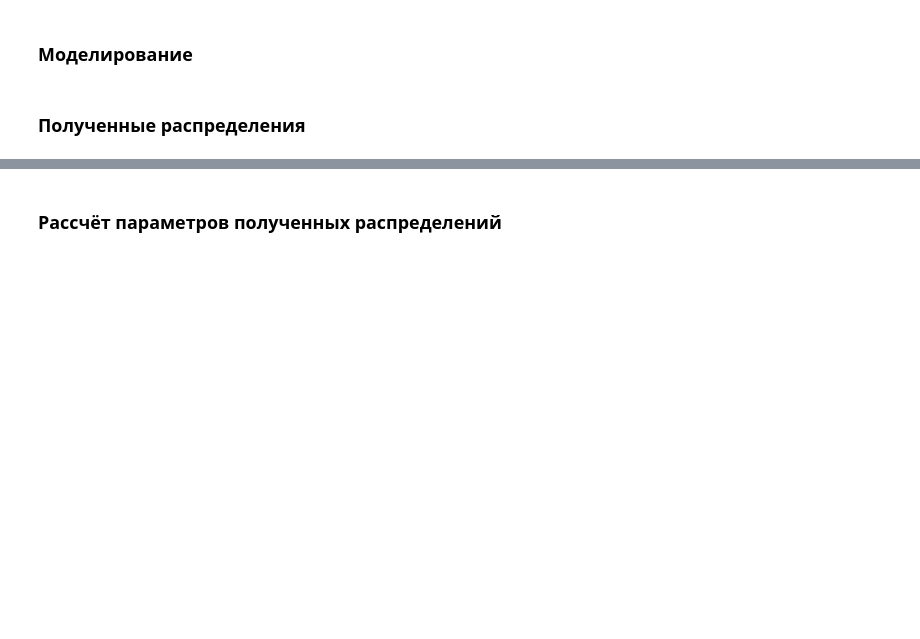
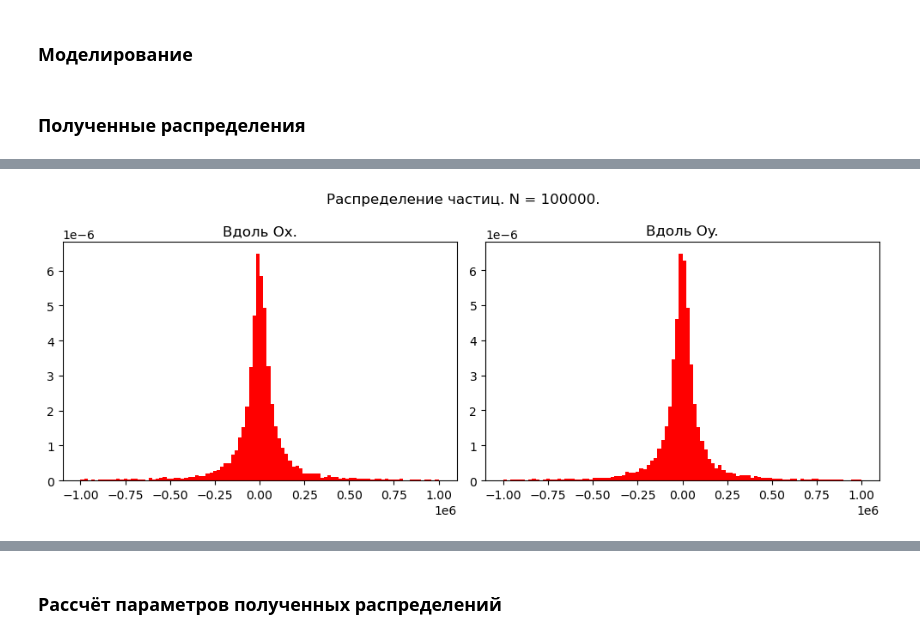
Before and after one commit to ravilkooo/mat_mod, a Jupyter notebook: lab-5/Task_1.ipynb, the cells around one changed output, grey strips where cells are left out. Cells and saved outputs as stored; diff of their text form; code cells hidden in the pictures; blank space fills up the shorter version.

Commit message:
lab-5 hist

```diff
--- a/lab-5/Task_1.ipynb
+++ b/lab-5/Task_1.ipynb
@@ -58,0 +69,19 @@ plt.show()
+# %%
+bin_cnt = 100
+bin_w = 1/bin_cnt
+_idx = 9
+plt.figure(figsize=(10, 4))
+plt.suptitle(f'Раcпределение частиц. N = {N_list[_idx]}.')
+
+plt.subplot(1,2,1)
+plt.hist(last_vals[_idx,0,:], bin_cnt, facecolor='r', density=True, label='E(X)', range=(-1e6, 1e6))
+plt.title(f'Вдоль Ox.')
+
+plt.subplot(1,2,2)
+plt.hist(last_vals[_idx,1,:], bin_cnt, facecolor='r', density=True, label='E(X)', range=(-1e6, 1e6))
+plt.title(f'Вдоль Oy.')
+
+plt.tight_layout()
+plt.show()
+# %% [output]
+[figure, added]
```
Also changed, not shown: parts of 12 cells of this notebook, 1 other file.
